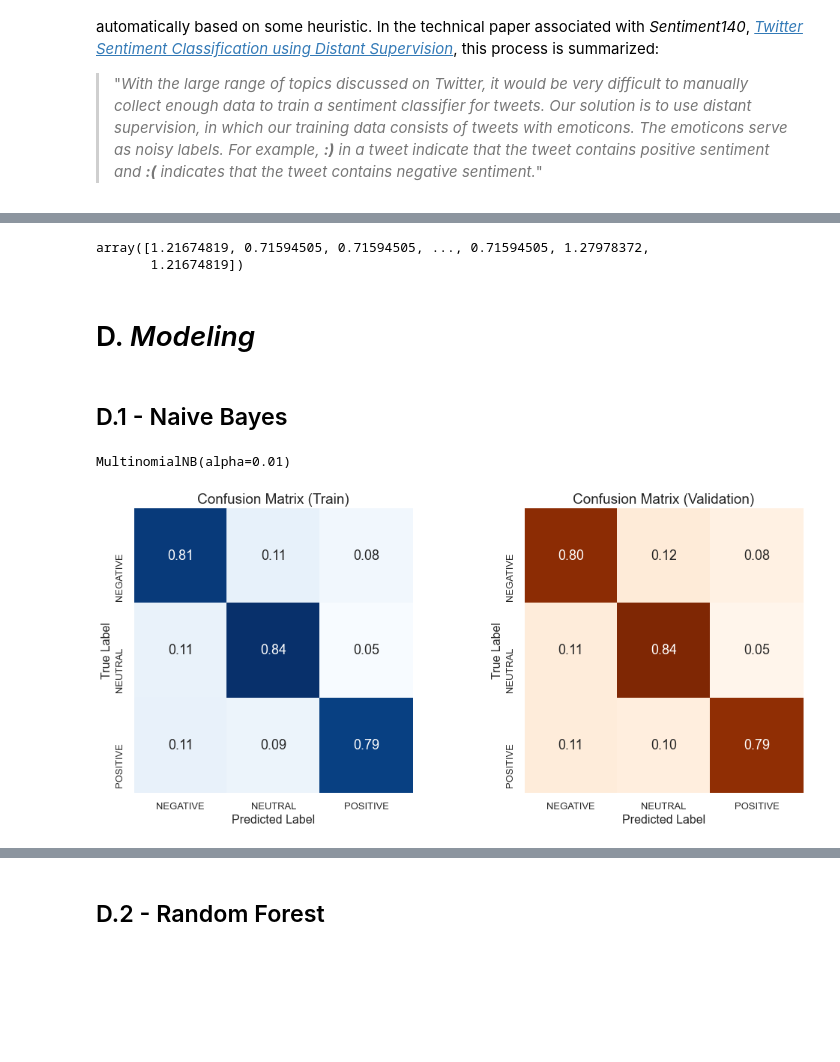
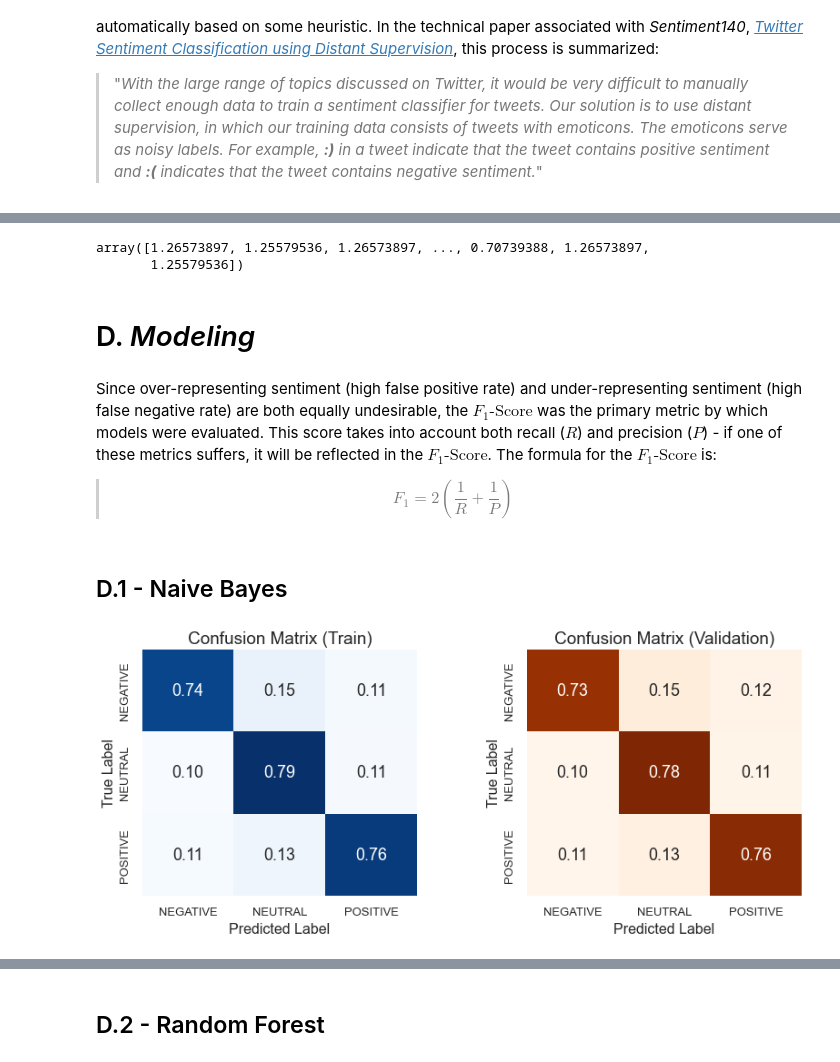
Before and after one commit to sqayum/dsc-phase-4-project, a Jupyter notebook: twitter-sentiment-analysis.ipynb, the cells around one changed output, grey strips where cells are left out. Cells and saved outputs as stored; diff of their text form; code cells hidden in the pictures; blank space fills up the shorter version.

```diff
--- a/twitter-sentiment-analysis.ipynb
+++ b/twitter-sentiment-analysis.ipynb
@@ -593,0 +866,3 @@ y_validate = label_encoder.transform(y_validate.tolist())
+# %%
+y_validate_LE = le.transform(y_validate.to_numpy())
+y_validate_LE
@@ -596,8 +931,8 @@ y_validate = label_encoder.transform(y_validate.tolist())
 # %%
-sample_weights = compute_sample_weight("balanced", y_train)
+sample_weights = compute_sample_weight("balanced", y_train_LE)
 sample_weights
 # %% [output]
-array([1.21674819, 0.71594505, 0.71594505, ..., 0.71594505, 1.27978372,
-       1.21674819])
+array([1.26573897, 1.25579536, 1.26573897, ..., 0.70739388, 1.26573897,
+       1.25579536])
 # %% [markdown]
 # D. *Modeling*
@@ -606,15 +939,24 @@ from nlp_utils import plot_confusion_matrices,  plot_validation_curve, plot_vali
+# %% [markdown]
+Since over-representing sentiment (high false positive rate) and under-representing sentiment (high false negative rate) are both equally undesirable, the $F_1\text{-Score}$ was the primary metric by which models were evaluated. This score takes into account both recall ($R$) and precision ($P$) - if one of these metrics suffers, it will be reflected in the $F_1\text{-Score}$. The formula for the $F_1\text{-Score}$ is:
+> $$ F_1 = 2(\dfrac{1}{R} + \dfrac{1}{P}) $$
 # %% [markdown]
 ## D.1 - Naive Bayes
 # %%
 mnb = MultinomialNB(alpha=0.01)
-mnb.fit(X_train_CV, y_train, sample_weight=sample_weights)
-# %% [output]
-MultinomialNB(alpha=0.01)
 # %%
+mnb.fit(X_train_CV, y_train_LE, sample_weight=sample_weights)
 y_train_mnb_pred = mnb.predict(X_train_CV)
 y_validate_mnb_pred = mnb.predict(X_validate_CV)
 # %%
-plot_confusion_matrices(y_train, y_train_mnb_pred, y_validate, y_validate_mnb_pred, labels=label_encoder.classes_, normalize="true", sample_weights=sample_weights)
+plot_confusion_matrices(y_train_LE,
+                            y_train_mnb_pred,
+                            y_validate_LE,
+                            y_validate_mnb_pred,
+                            labels=le.classes_,
+                            normalize="true",
+                            sample_weights=sample_weights,
+                            figsize=(13,5),
+                            filepath="images/mnb/validation-confusion-matrices.png")
 # %% [output]
-[figure, old version]
+[figure, new version]
 # %%
```
Also changed, not shown: parts of 372 cells of this notebook, 7 other files.
